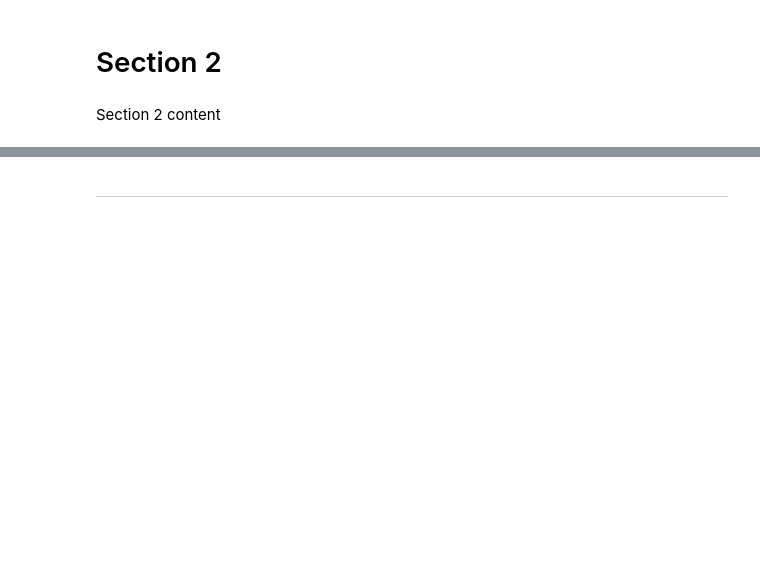
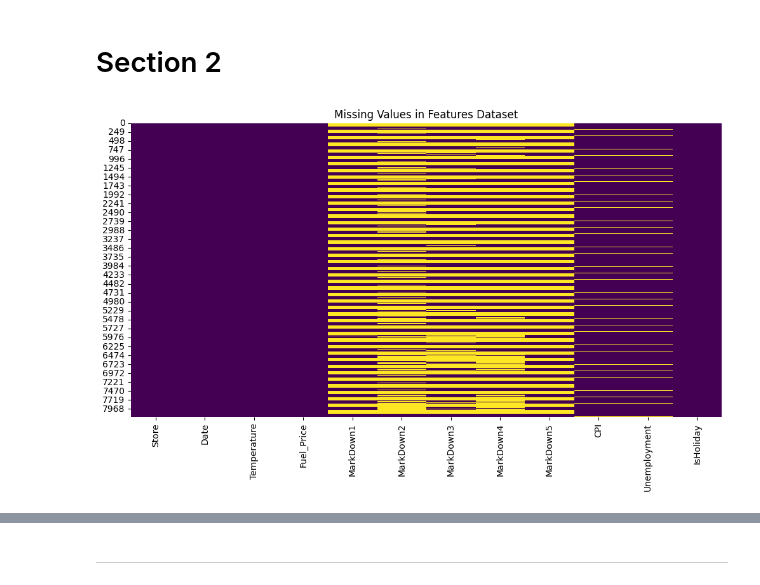
Before and after one commit to Petal-DA/retail_sales_analysis, a Jupyter notebook: jupyter_notebooks/retail_sales_analysis.ipynb, the cells around one changed output, grey strips where cells are left out. Cells and saved outputs as stored; diff of their text form; code cells hidden in the pictures; blank space fills up the shorter version.

```diff
--- a/jupyter_notebooks/retail_sales_analysis.ipynb
+++ b/jupyter_notebooks/retail_sales_analysis.ipynb
@@ -87,3 +87,18 @@ Section 1 content
 stores = pd.read_csv('../data/stores_data_set.csv')
 features = pd.read_csv('../data/features_data_set.csv')
 sales = pd.read_csv('../data/sales_data_set.csv')
+# %%
+import pandas as pd
+
+stores = pd.read_csv('../data/stores_data_set.csv')
+features = pd.read_csv('../data/features_data_set.csv')
+sales = pd.read_csv('../data/sales_data_set.csv')
+
+print("Stores Data:")
+print(stores.head(), "\n")
+
+print("Features Data:")
+print(features.head(), "\n")
+
+print("Sales Data:")
+print(sales.head())
@@ -92,4 +163,13 @@ sales = pd.read_csv('../data/sales_data_set.csv')
 # %% [markdown]
 # Section 2
-# %% [markdown]
-Section 2 content
+# %%
+import seaborn as sns
+import matplotlib.pyplot as plt
+
+# Heatmap of missing values
+plt.figure(figsize=(12,6))
+sns.heatmap(features.isnull(), cbar=False, cmap='viridis')
+plt.title("Missing Values in Features Dataset")
+plt.show()
+# %% [output]
+[figure, added]
```
Also changed, not shown: parts of 6 cells of this notebook.
